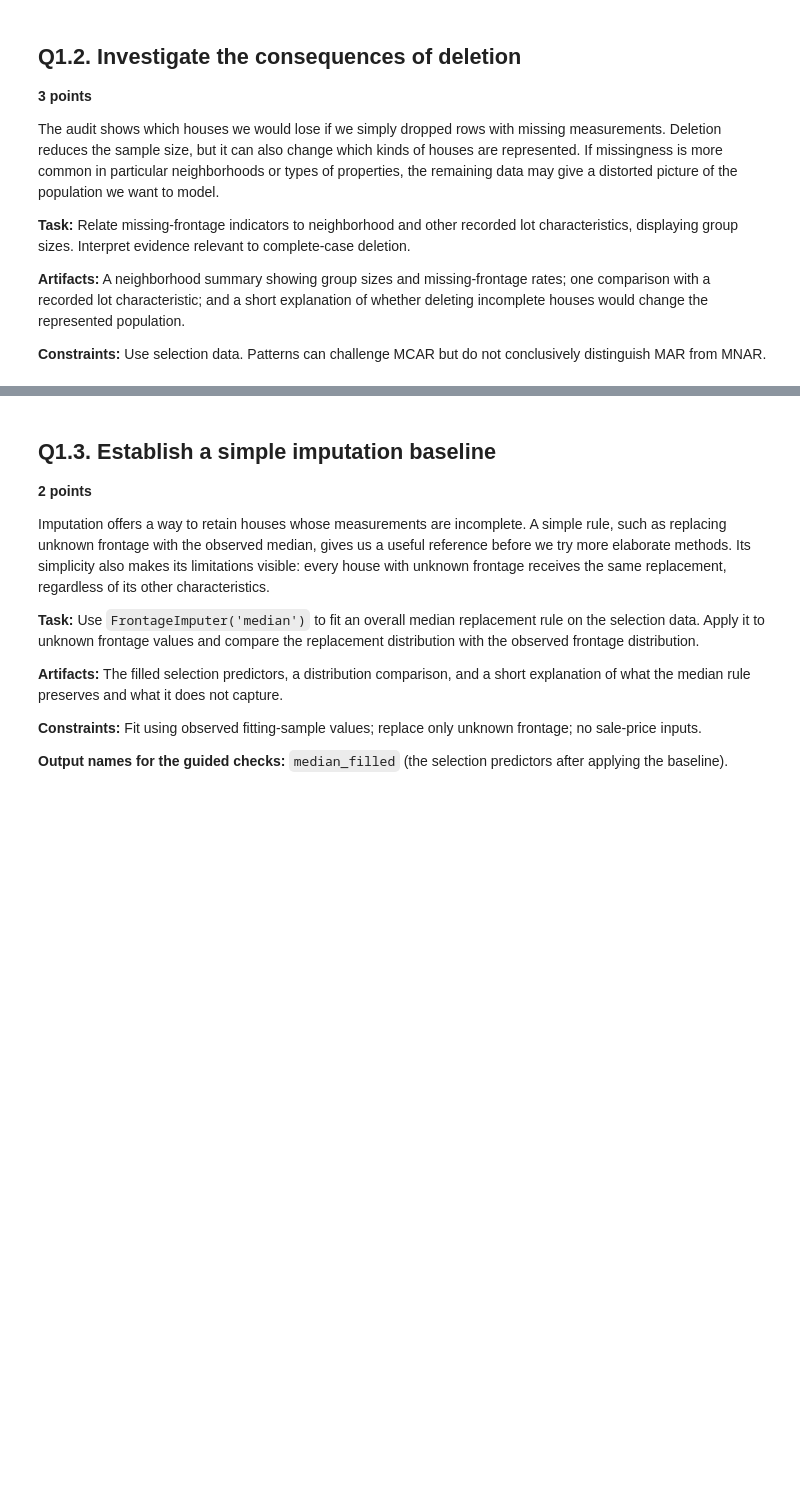
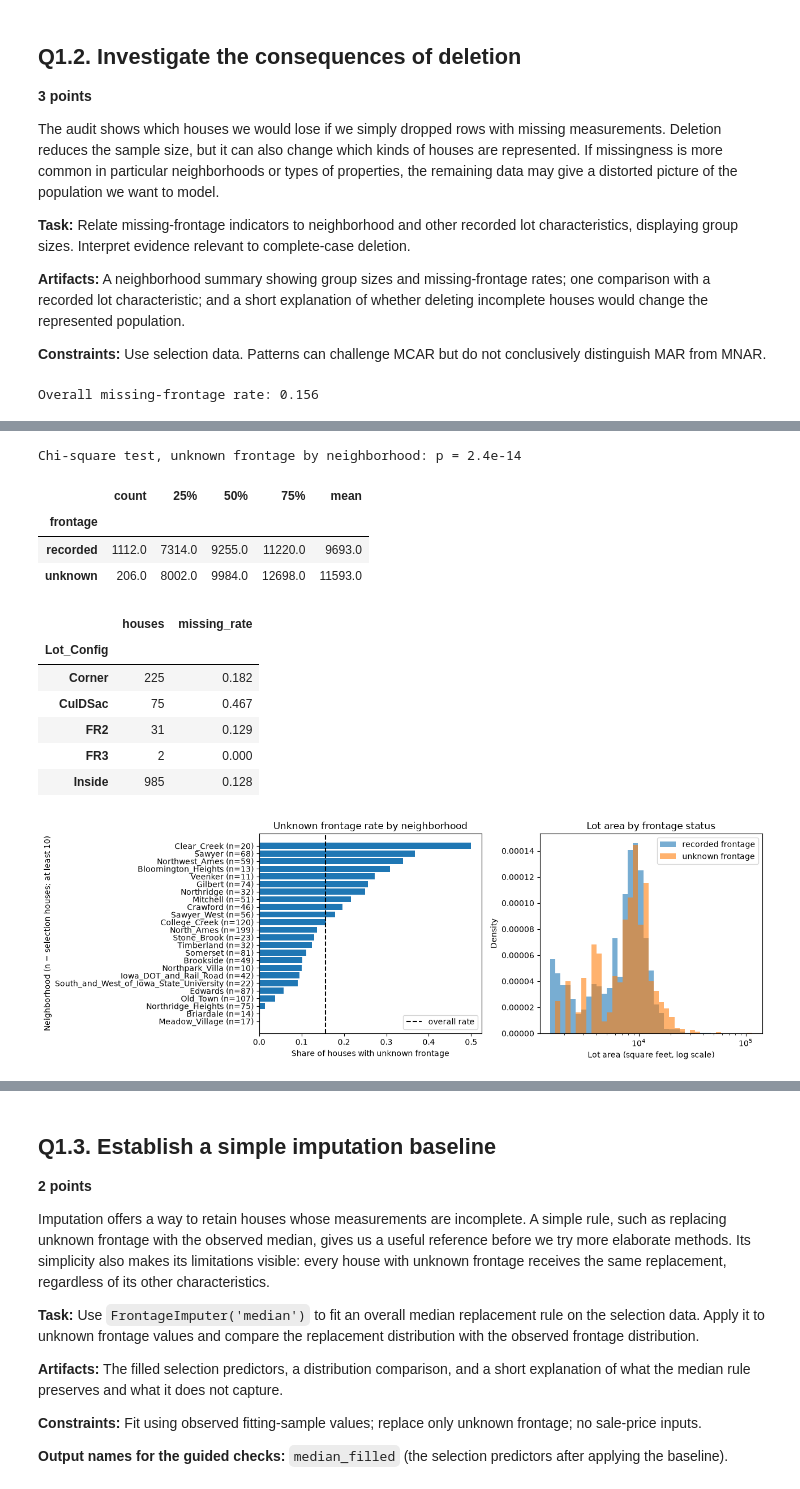
Before and after one commit to qqgjyx/AC-209A, a Jupyter notebook: homeworks/cs1090a_hw3/cs1090a_hw3.ipynb, the cells around one changed output, grey strips where cells are left out. Saved outputs shown, nothing was run; the diff lists cells and outputs as text; code cells hidden in the pictures; blank space fills up the shorter version.

```diff
--- a/homeworks/cs1090a_hw3/cs1090a_hw3.ipynb
+++ b/homeworks/cs1090a_hw3/cs1090a_hw3.ipynb
@@ -169,5 +267,54 @@ The audit shows which houses we would lose if we simply dropped rows with missin
 
 **Constraints:** Use selection data. Patterns can challenge MCAR but do not conclusively distinguish MAR from MNAR.
 # %%
-# Your code here
-...
+# Q1.2: does unknown frontage cluster in certain neighborhoods or lot types?
+frontage_missing = X_selection["Lot_Frontage"].isna()
+neighborhood_missing = (
+    pd.DataFrame({"Neighborhood": X_selection["Neighborhood"], "missing": frontage_missing})
+    .groupby("Neighborhood")["missing"]
+    .agg(houses="size", missing="sum", missing_rate="mean")
+    .sort_values("missing_rate", ascending=False)
+)
+neighborhood_missing["missing_rate"] = neighborhood_missing["missing_rate"].round(3)
+print(f"Overall missing-frontage rate: {frontage_missing.mean():.3f}")
+display(neighborhood_missing)
+from scipy.stats import chi2_contingency
+print("Chi-square test, unknown frontage by neighborhood: p =",
+      f"{chi2_contingency(pd.crosstab(X_selection['Neighborhood'], frontage_missing))[1]:.1e}")
+
+# Lot characteristics of houses with unknown versus recorded frontage.
+lot_comparison = (
+    X_selection.assign(frontage=np.where(frontage_missing, "unknown", "recorded"))
+    .groupby("frontage")["Lot_Area"]
+    .describe()[["count", "25%", "50%", "75%", "mean"]]
+)
+display(lot_comparison.round(0))
+config_rates = (
+    pd.DataFrame({"Lot_Config": X_selection["Lot_Config"], "missing": frontage_missing})
+    .groupby("Lot_Config")["missing"]
+    .agg(houses="size", missing_rate="mean")
+)
+display(config_rates.round(3))
+
+fig, axes = plt.subplots(1, 2, figsize=(13, 4.5))
+shown = neighborhood_missing[neighborhood_missing["houses"] >= 10]
+axes[0].barh([f"{name} (n={n})" for name, n in zip(shown.index, shown["houses"])], shown["missing_rate"],
+             color="tab:blue")
+axes[0].axvline(frontage_missing.mean(), color="black", ls="--", label="overall rate")
+axes[0].invert_yaxis()
+axes[0].set_xlabel("Share of houses with unknown frontage")
+axes[0].set_ylabel("Neighborhood (n = selection houses; at least 10)")
+axes[0].set_title("Unknown frontage rate by neighborhood")
+axes[0].legend()
+bins = np.logspace(np.log10(X_selection.Lot_Area.min()), np.log10(X_selection.Lot_Area.max()), 40)
+axes[1].hist(X_selection.loc[~frontage_missing, "Lot_Area"], bins=bins, density=True, alpha=0.6, label="recorded frontage")
+axes[1].hist(X_selection.loc[frontage_missing, "Lot_Area"], bins=bins, density=True, alpha=0.6, label="unknown frontage")
+axes[1].set_xscale("log")
+axes[1].set_xlabel("Lot area (square feet, log scale)")
+axes[1].set_ylabel("Density")
+axes[1].set_title("Lot area by frontage status")
+axes[1].legend()
+plt.tight_layout()
+plt.show()
+# %% [output]
+Overall missing-frontage rate: 0.156
@@ -174,3 +339,16 @@ The audit shows which houses we would lose if we simply dropped rows with missin
+Chi-square test, unknown frontage by neighborhood: p = 2.4e-14
+|  | count | 25% | 50% | 75% | mean |
+| frontage |  |  |  |  |  |
+| recorded | 1112.0 | 7314.0 | 9255.0 | 11220.0 | 9693.0 |
+| unknown | 206.0 | 8002.0 | 9984.0 | 12698.0 | 11593.0 |
+|  | houses | missing_rate |
+| Lot_Config |  |  |
+| Corner | 225 | 0.182 |
+| CulDSac | 75 | 0.467 |
+| FR2 | 31 | 0.129 |
+| FR3 | 2 | 0.000 |
+| Inside | 985 | 0.128 |
+[figure, added]
 # %% [markdown]
 **Written response — Q1.2**
 
```
Also changed, not shown: parts of 75 cells of this notebook.
